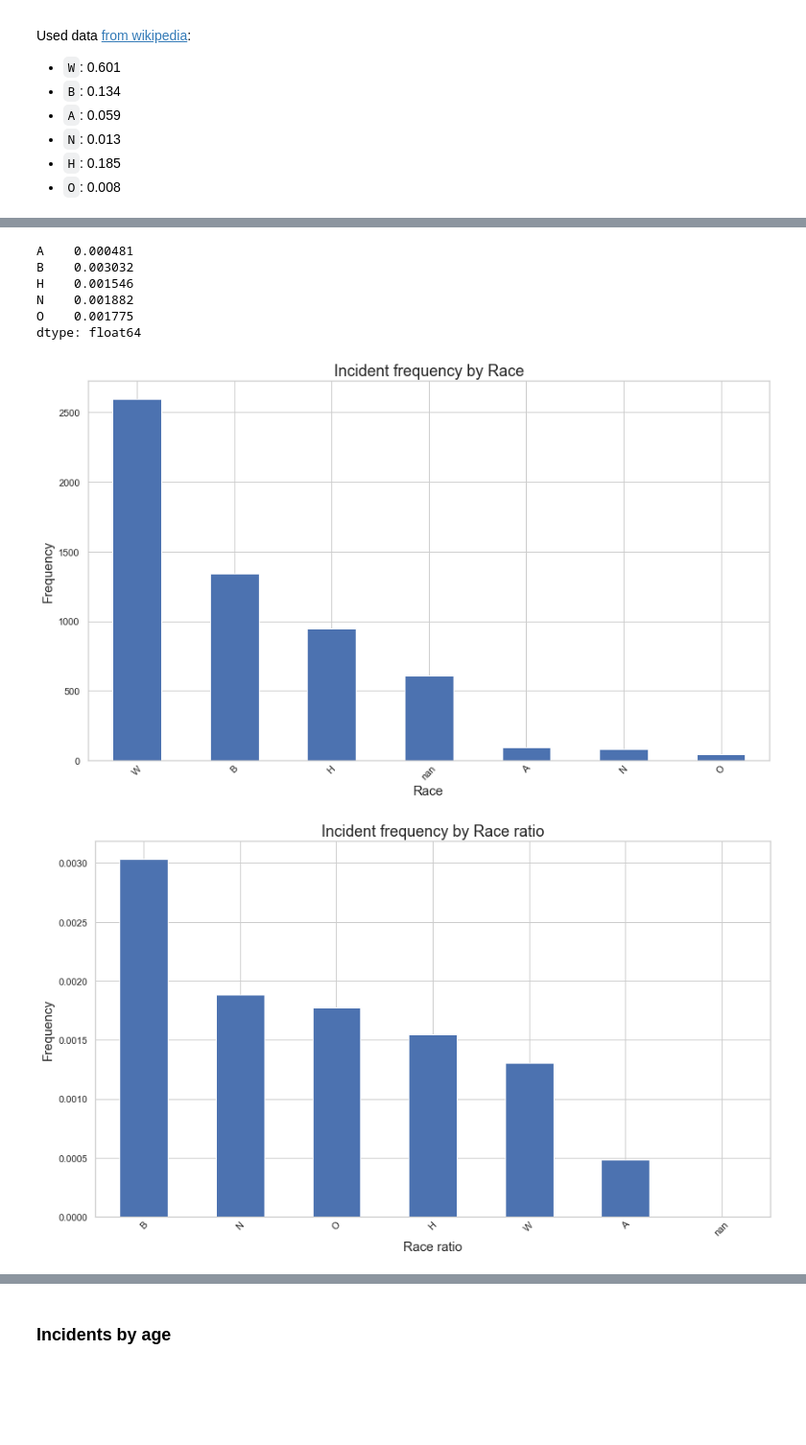
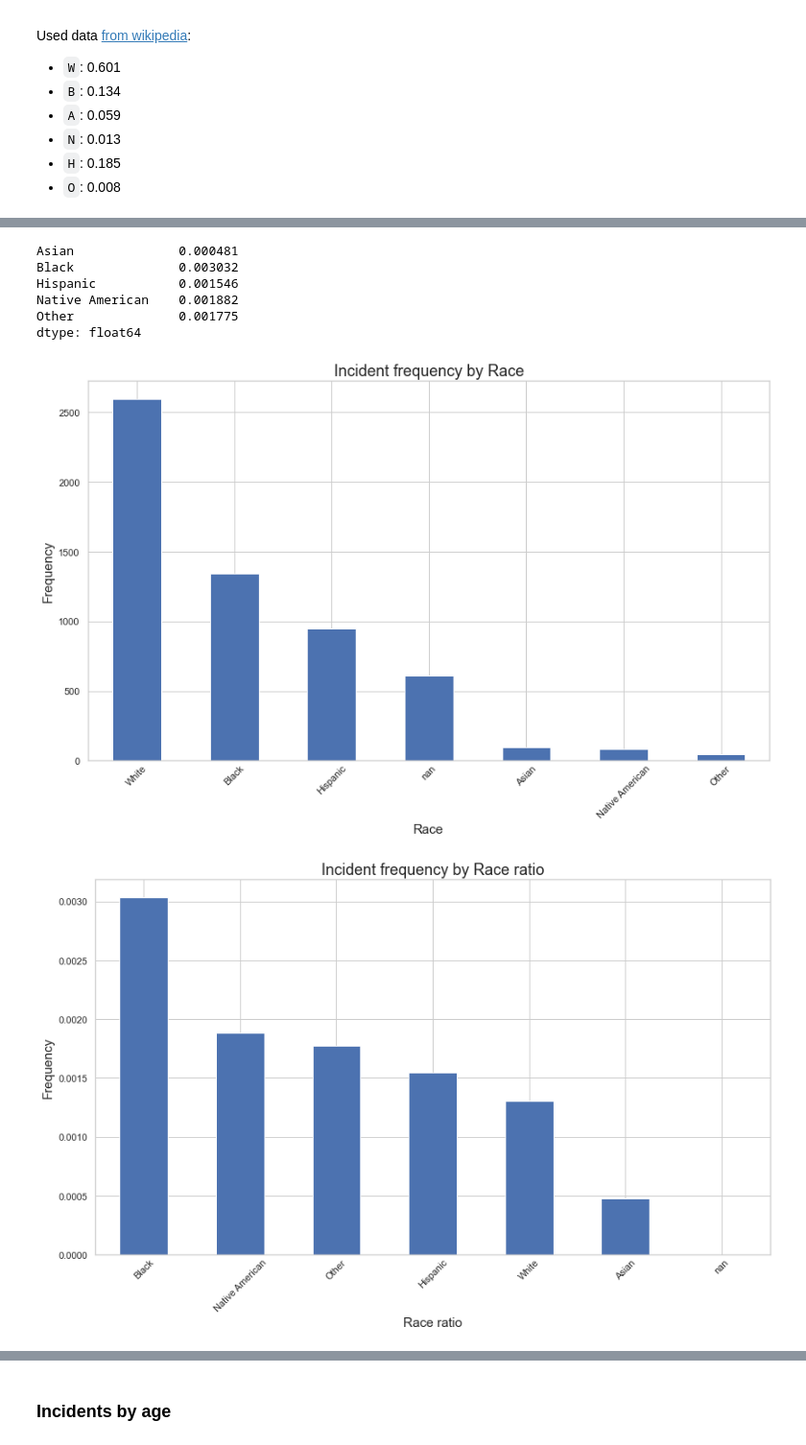
Before and after one commit to 10686142/CS109A-Project-Police-Violence-in-the-US, a Jupyter notebook: final_team39_for_submission.ipynb, the cells around one changed output, grey strips where cells are left out. Shown at 96% size. Saved outputs shown, nothing was run; the diff lists cells and outputs as text; code cells hidden in the pictures; blank space fills up the shorter version.

Commit message:
Added new document with more readable plots.

```diff
--- a/final_team39_for_submission.ipynb
+++ b/final_team39_for_submission.ipynb
@@ -1131,20 +1131,27 @@ Used data [from wikipedia](https://en.wikipedia.org/wiki/Race_and_ethnicity_in_t
 - `O`: 0.008
 # %%
 # Get weighted values
+df2['race'] = df2['race'].str.replace('W', 'White')
+df2['race'] = df2['race'].str.replace('B', 'Black')
+df2['race'] = df2['race'].str.replace('A', 'Asian')
+df2['race'] = df2['race'].str.replace('N', 'Native American')
+df2['race'] = df2['race'].str.replace('H', 'Hispanic')
+df2['race'] = df2['race'].str.replace('O', 'Other')
 df_by_race = df2['race'].value_counts()
 display(df_by_race.head())
 
 # https://www.worldometers.info/world-population/us-population
 total_pop = 331002651
 
+
 # Add the weighted race values from wikipedia x populatio
 race_ratios = pd.Series({
-    'W': 0.601,
-    'B': 0.134,
-    'A': 0.059,
-    'N': 0.013,
-    'H': 0.185,
-    'O': 0.008,
+    'White': 0.601,
+    'Black': 0.134,
+    'Asian': 0.059,
+    'Native American': 0.013,
+    'Hispanic': 0.185,
+    'Other': 0.008,
 }) * total_pop
 
 # print(race_ratios)
@@ -1169,12 +1176,12 @@ A        94
 Name: race, dtype: int64
-A    0.000481
-B    0.003032
-H    0.001546
-N    0.001882
-O    0.001775
+Asian              0.000481
+Black              0.003032
+Hispanic           0.001546
+Native American    0.001882
+Other              0.001775
 dtype: float64
-[figure, old version]
+[figure, new version]
-[figure, old version]
+[figure, new version]
 # %%
 race_year_df = df2.groupby(['race','year'], as_index=False).count()
 plt.figure(figsize=(14,8))
```
Also changed, not shown: parts of 20 cells of this notebook, 2 other files.
